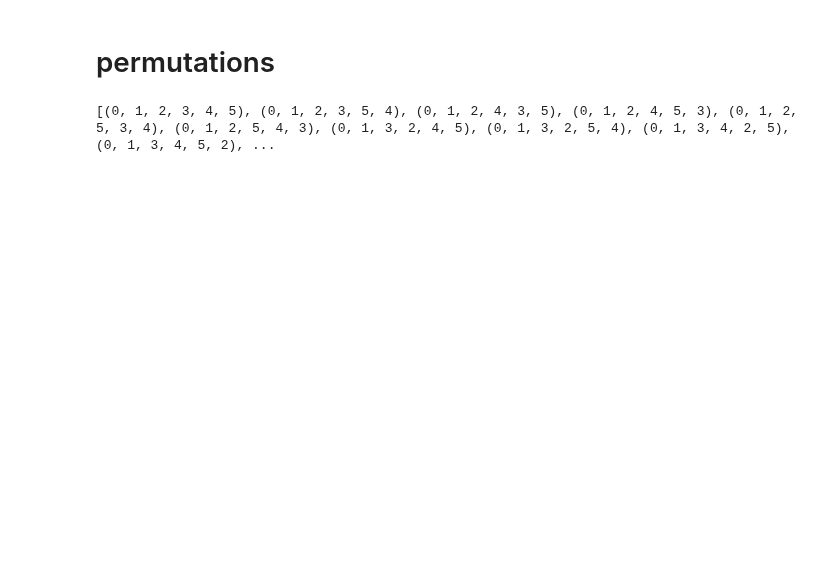
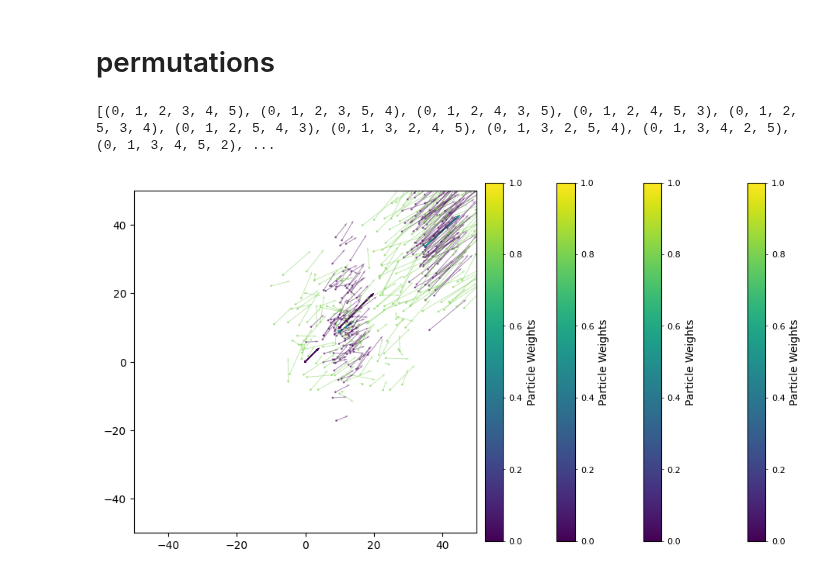
Before and after one commit to Horizon-42/particle_filter, a Jupyter notebook: playground.ipynb, the cells around one changed output. Saved outputs shown, nothing was run; the diff lists cells and outputs as text; code cells hidden in the pictures; blank space fills up the shorter version.

```diff
--- a/playground.ipynb
+++ b/playground.ipynb
@@ -408,0 +447,41 @@ print(list(permutations(range(6))))
+# %%
+%reload_ext autoreload
+%autoreload 2
+%matplotlib inline
+
+# Test transform
+from transition_models import *
+from utils import plot_particles
+import matplotlib.pyplot as plt
+
+states = np.array(
+    [[0,10],
+     [0,10],
+     [20,50],
+     [20,50],
+     ]*100
+).reshape(100, 4, 2)
+
+
+fig, ax = plt.subplots(figsize=(12, 12))
+
+ax.set_xlim(-50, 50)
+ax.set_ylim(-50, 50)
+ax.set_aspect('equal')
+
+weights = np.array([0.01]*100)
+plot_particles(ax, states, weights)
+
+trans_model = BallTransition(0.5)
+states0 = trans_model.propagate(states)
+plot_particles(ax, states0, np.array([0.5]*100))
+
+noisy_trans_model = NormalTransition(0.5)
+states1 = noisy_trans_model.propagate(states)
+plot_particles(ax, states1, weights)
+
+uniform_trans_model = UniformTransition(0.5)
+states2 = uniform_trans_model.propagate(states)
+plot_particles(ax, states2, np.array([0.8]*100))
+# %% [output]
+[figure, added]
```
Also changed, not shown: parts of 2 cells of this notebook, 6 other files.
